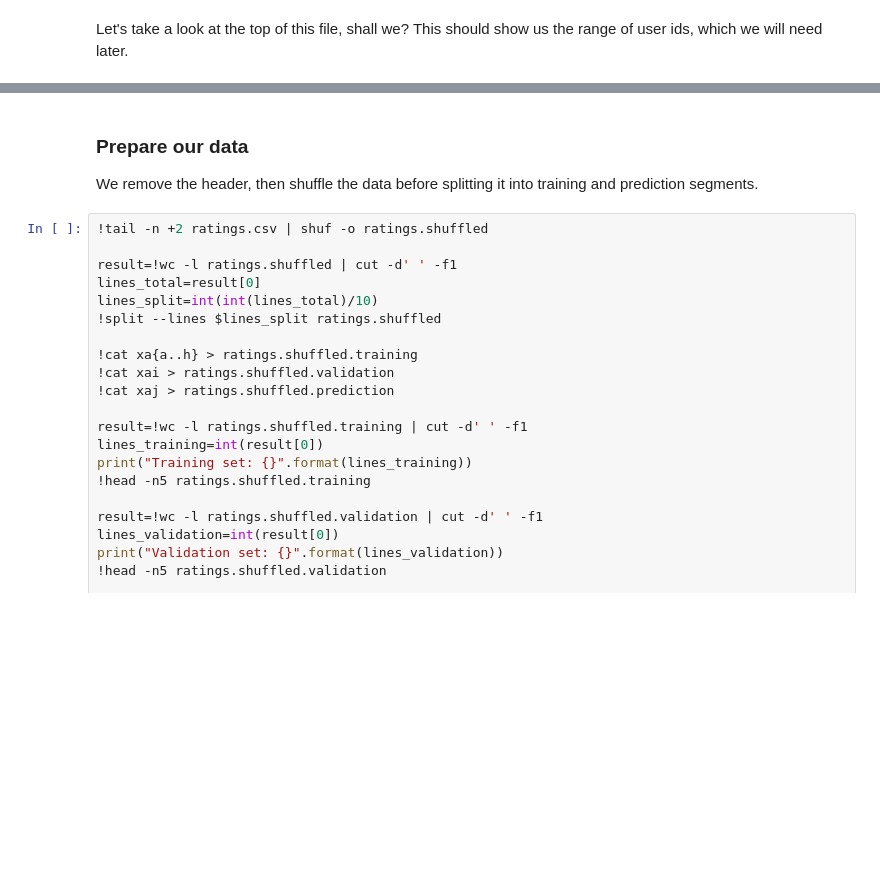
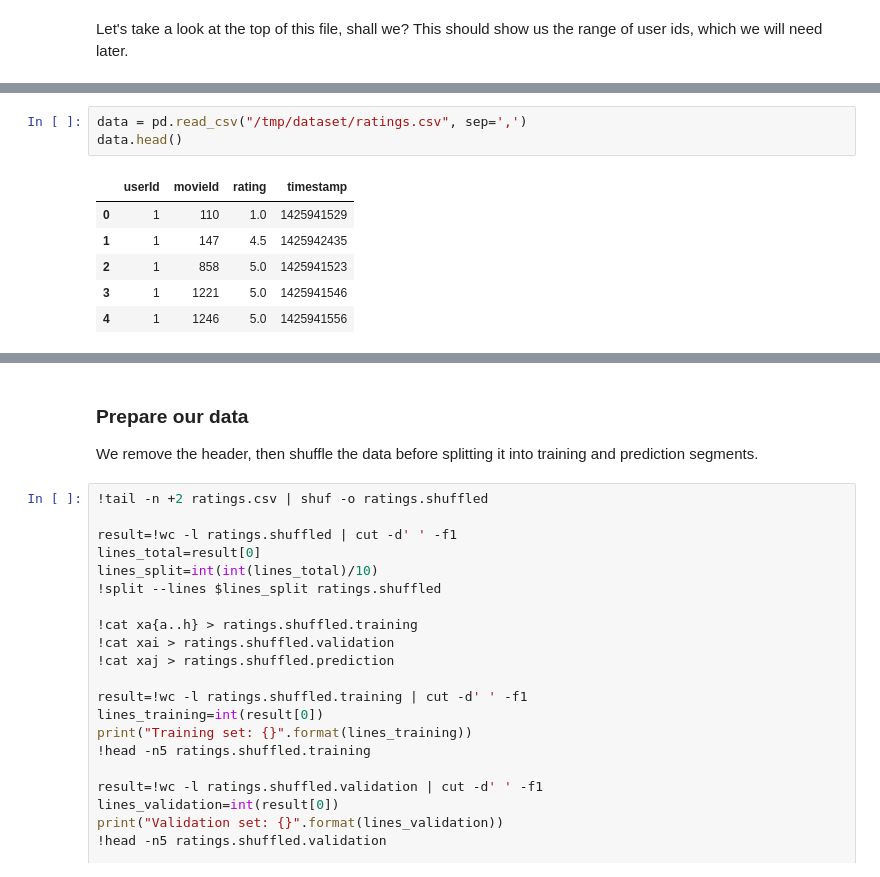
Before and after one commit to shirkeyaws/sagemaker-recommender-workshop, a Jupyter notebook: 03_factorization_machines.ipynb, the cells around one changed output, grey strips where cells are left out. Drawn from its saved outputs; the diff is of its cells as text; blank space fills up the shorter version.

```diff
--- a/03_factorization_machines.ipynb
+++ b/03_factorization_machines.ipynb
@@ -104,0 +159,10 @@ print("Users: {}".format(user_count))
+# %%
+data = pd.read_csv("/tmp/dataset/ratings.csv", sep=',')
+data.head()
+# %% [output]
+|  | userId | movieId | rating | timestamp |
+| 0 | 1 | 110 | 1.0 | 1425941529 |
+| 1 | 1 | 147 | 4.5 | 1425942435 |
+| 2 | 1 | 858 | 5.0 | 1425941523 |
+| 3 | 1 | 1221 | 5.0 | 1425941546 |
+| 4 | 1 | 1246 | 5.0 | 1425941556 |
```
Also changed, not shown: parts of 12 cells of this notebook, 1 other file.
